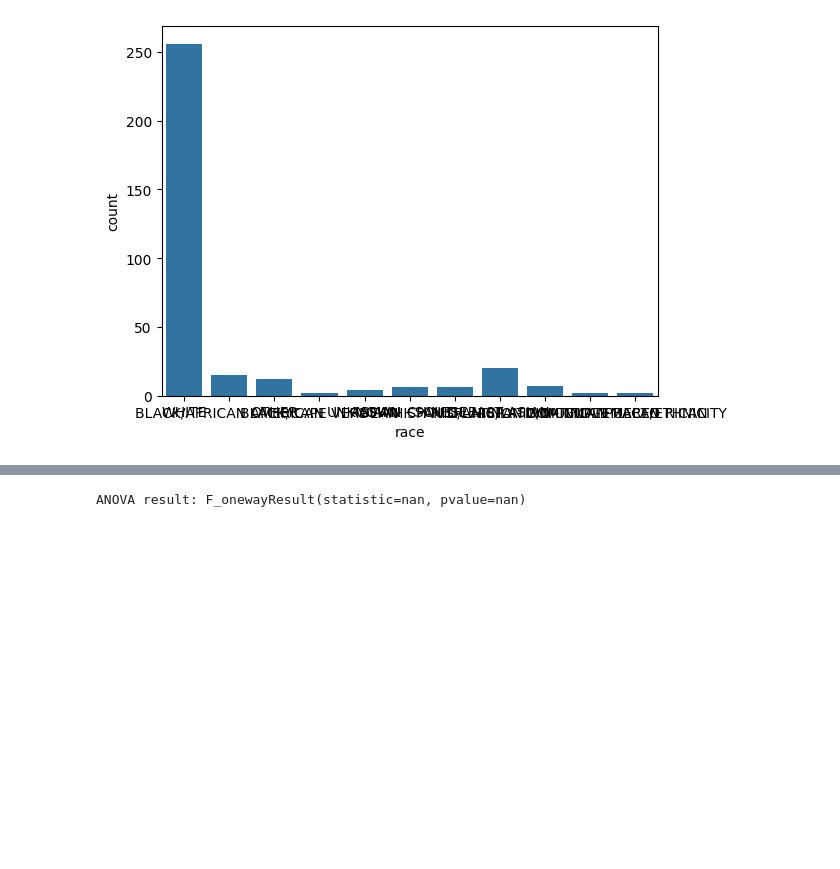
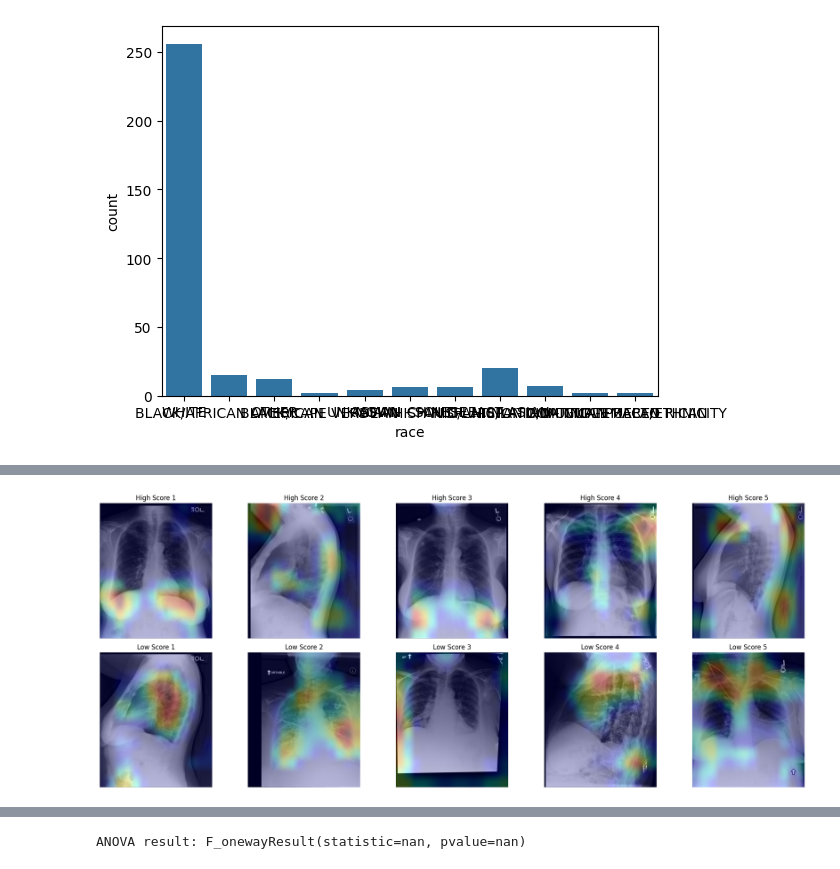
Before and after one commit to ashmitg/cxr-image-analysis, a Jupyter notebook: mimic_ai_harms.ipynb, the cells around one changed output, grey strips where cells are left out. Cells and saved outputs as stored; diff of their text form; code cells hidden in the pictures; blank space fills up the shorter version.

```diff
--- a/mimic_ai_harms.ipynb
+++ b/mimic_ai_harms.ipynb
@@ -35,18 +30,6 @@ sns.countplot(x='race', data=df)
 plt.show()
 # %% [output]
 [figure]
-# %%
-for i in range(6):
-    df[f'diff_{i}'] = np.abs(df[f'pred_{i}'] - df[f'label_{i}'])
-
-df['avg_difference'] = df[[f'diff_{i}' for i in range(6)]].mean(axis=1)
-
-threshold = df['avg_difference'].median()
-
-df['classification'] = np.where(df['avg_difference'] <= threshold, 'high-scoring', 'low-scoring')
-
-high_scoring_images = df[df['classification'] == 'high-scoring']
-low_scoring_images = df[df['classification'] == 'low-scoring']
 # %%
 df.head()
 # %% [output]
@@ -119 +87,77 @@ plt.show()
 [figure]
+# %%
+from tensorflow.keras.preprocessing.image import load_img, img_to_array
+
+def get_img_array(img_path, size):
+    img = load_img(img_path, target_size=size)
+    array = img_to_array(img)
+    array = np.expand_dims(array, axis=0)
+    return array
+
+def make_gradcam_heatmap(img_array, model, last_conv_layer_name, pred_index=None):
+    grad_model = tf.keras.models.Model(
+        [model.inputs], [model.get_layer(last_conv_layer_name).output, model.output]
+    )
+
+    with tf.GradientTape() as tape:
+        last_conv_layer_output, preds = grad_model(img_array)
+        if pred_index is None:
+            pred_index = tf.argmax(preds[0])
+        class_channel = preds[:, pred_index]
+
+    grads = tape.gradient(class_channel, last_conv_layer_output)
+    pooled_grads = tf.reduce_mean(grads, axis=(0, 1, 2))
+
+    last_conv_layer_output = last_conv_layer_output[0]
+    heatmap = last_conv_layer_output @ pooled_grads[..., tf.newaxis]
+    heatmap = tf.squeeze(heatmap)
+
+    heatmap = tf.maximum(heatmap, 0) / tf.math.reduce_max(heatmap)
+    return heatmap.numpy()
+
+def plot_heatmap(img_path, heatmap, alpha=0.4):
+    img = load_img(img_path)
+    img = img_to_array(img)
+
+    heatmap = np.uint8(255 * heatmap)
+    jet = plt.cm.get_cmap("jet")
+    jet_colors = jet(np.arange(256))[:, :3]
+    jet_heatmap = jet_colors[heatmap]
+
+    jet_heatmap = tf.keras.preprocessing.image.array_to_img(jet_heatmap)
+    jet_heatmap = jet_heatmap.resize((img.shape[1], img.shape[0]))
+    jet_heatmap = tf.keras.preprocessing.image.img_to_array(jet_heatmap)
+
+    superimposed_img = jet_heatmap * alpha + img
+    superimposed_img = tf.keras.preprocessing.image.array_to_img(superimposed_img)
+
+    return superimposed_img
+#one of the final layers of imagenet
+last_conv_layer_name = "block5_conv3"
+
+def process_image(img_path, model):
+    img_array = get_img_array(img_path, (224, 224))
+    heatmap = make_gradcam_heatmap(img_array, model, last_conv_layer_name)
+    superimposed_img = plot_heatmap(img_path, heatmap)
+    return superimposed_img
+
+high_heatmaps = [process_image(path, model) for path in high_scoring_df['image_path']]
+
+low_heatmaps = [process_image(path, model) for path in low_scoring_df['image_path']]
+
+# Plot heatmaps
+fig, axes = plt.subplots(2, 5, figsize=(20, 8))
+for i, img in enumerate(high_heatmaps[:5]):
+    axes[0, i].imshow(img)
+    axes[0, i].set_title(f"High Score {i+1}")
+    axes[0, i].axis('off')
+
+for i, img in enumerate(low_heatmaps[:5]):
+    axes[1, i].imshow(img)
+    axes[1, i].set_title(f"Low Score {i+1}")
+    axes[1, i].axis('off')
+
+plt.tight_layout()
+plt.show()
+# %% [output]
+[figure, added]
```
Also changed, not shown: parts of 10 cells of this notebook.
